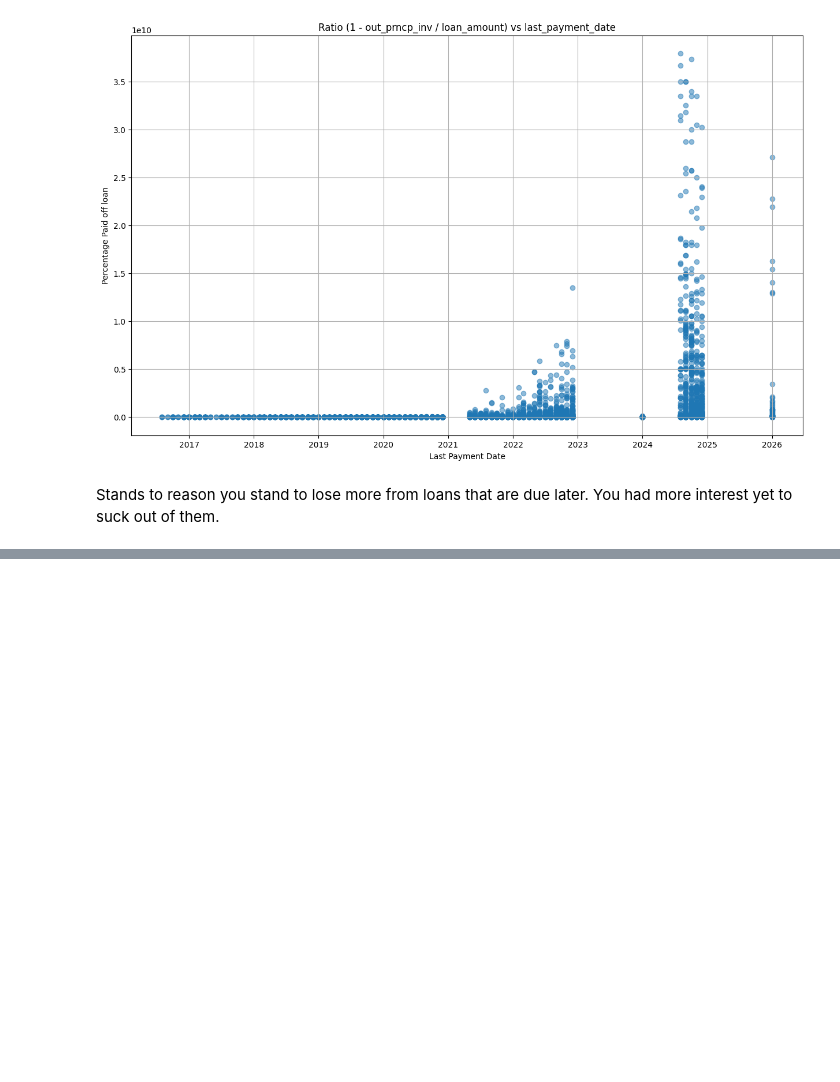
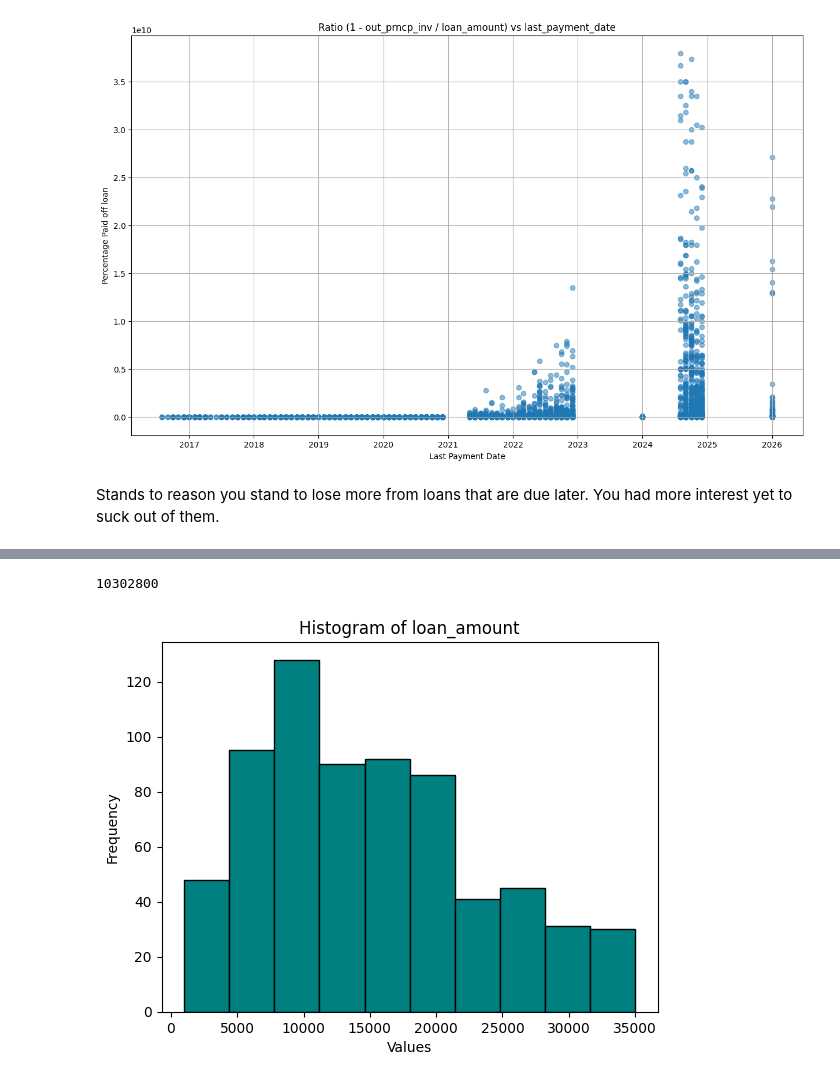
Before and after one commit to ThanksCheersHrng/exploratory-data-analysis---customer-loans-in-finance202, a Jupyter notebook: analysis_and_visualisation_workspace_1.ipynb, the cells around one changed output, grey strips where cells are left out. Saved outputs shown, nothing was run; the diff lists cells and outputs as text; code cells hidden in the pictures; blank space fills up the shorter version.

Commit message:
Milestone 4 Task 4 Complete. Losses and Proj losses calculated for 'late' status loans.

```diff
--- a/analysis_and_visualisation_workspace_1.ipynb
+++ b/analysis_and_visualisation_workspace_1.ipynb
@@ -403,0 +423,6 @@ Stands to reason you stand to lose more from loans that are due later. You had m
+# %%
+print(106+580)
+
+late_statuses = ['Late (31-120 days)', 'Late (16-30 days)']
+
+late_df = finance_df[finance_df['loan_status'].isin(late_statuses)].copy()
@@ -403,0 +442,23 @@ Stands to reason you stand to lose more from loans that are due later. You had m
+# %%
+# Again assuming 'loan_amount' represents the worth of the loan
+
+late_df['loan_amount'].sum() # this sums to 10302800
+# %% [output]
+10302800
+# %%
+# Out of curiosity, has the distribution of loan_amounts changed visibly when considering only the 'late' status sample?
+
+column_name = 'loan_amount'
+
+# Plotting histogram
+plt.hist(late_df[column_name], bins=10, color='teal', edgecolor='black')
+
+# Adding labels and title
+plt.xlabel('Values')
+plt.ylabel('Frequency')
+plt.title('Histogram of ' + column_name)
+
+# Showing plot
+plt.show()
+# %% [output]
+[figure, added]
```
Also changed, not shown: parts of 8 cells of this notebook.
